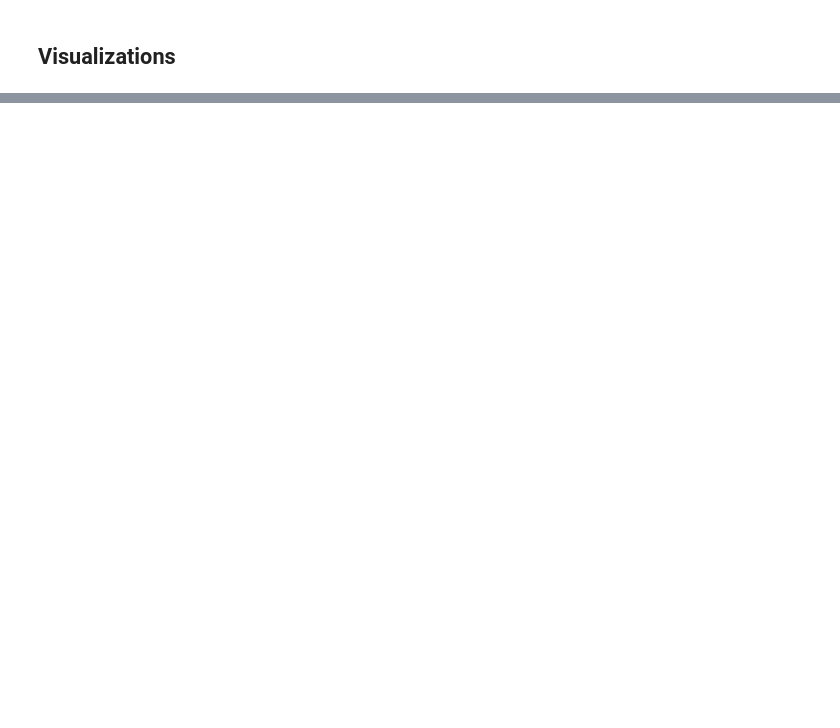
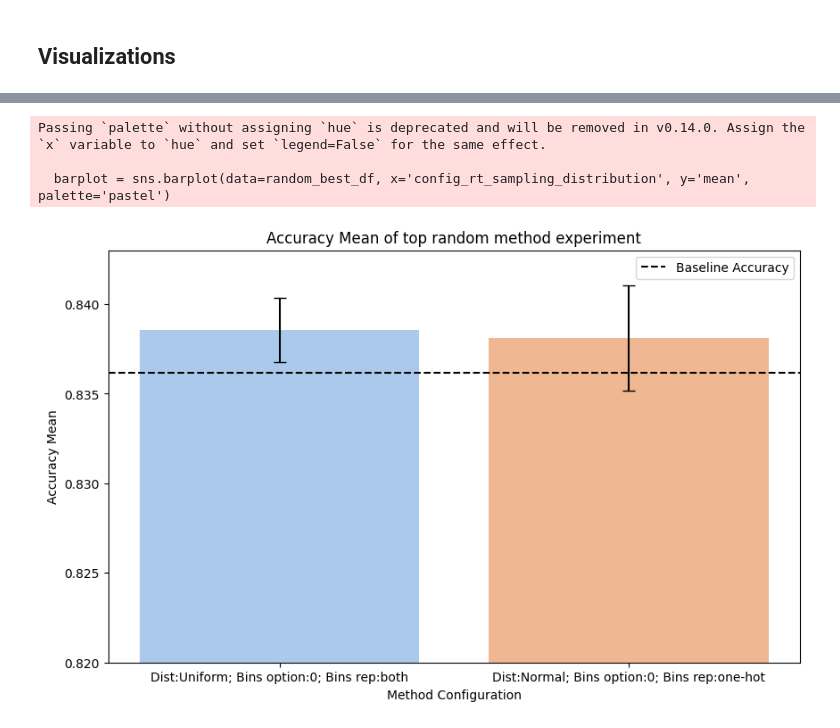
Before and after one commit to maayan-aytek/RtHumanChoicePredictionNLP, a Jupyter notebook: Notebooks_maayan-aytek/our_analyze_results.ipynb, the cells around one changed output, grey strips where cells are left out. Drawn from its saved outputs; the diff is of its cells as text; code cells hidden in the pictures; blank space fills up the shorter version.

Commit message:
final sweep changes

```diff
--- a/Notebooks_maayan-aytek/our_analyze_results.ipynb
+++ b/Notebooks_maayan-aytek/our_analyze_results.ipynb
@@ -24,6 +24,7 @@ def result_metric(sweeps, group_name, drop_list=[0], drop_HPT=False, metric=BASE
         HPT_cols = ["config_LLM_SIM_SIZE", "config_seed"]
     numeric_cols = df.select_dtypes(include='number').columns.tolist()
     if model:
+        df = df.dropna(subset='config_rt_model_file_name')
         df['config_rt_model_file_name'] = df['config_rt_model_file_name'].apply(lambda x: x.split('_seed')[0])
     if not dummy_group:
         grouped = df.groupby([c for c in HPT_cols if c != "config_seed"])
@@ -370,0 +316,10 @@ Passing `palette` without assigning `hue` is deprecated and will be removed in v
+# %%
+baseline_df = result_metric(["nh9eyaq1"], "LLMs", drop_HPT=False, epoch='best', dummy_group=True).reset_index()
+random_df = result_metric(["y6er7ryu"], "LLMs", drop_HPT=False, epoch='best').reset_index().sort_values(by="mean", ascending=False)
+random_df = random_df.rename(columns={'LLMs': 'Sampling Distribution'})
+models_df = result_metric(["3nngbdps"], "LLMs", drop_HPT=False, epoch='best', model=True).reset_index().sort_values(by="mean", ascending=False)
+heuristic_df = sweep_results = result_metric(["a9wo3xvl"], "LLMs", drop_HPT=False, epoch='best').reset_index().sort_values(by="mean", ascending=False)
+heuristic_df['rt_neutral_sampling'] = 800
+heuristic_df['rt_user_noise_std'] = 500
+heuristic_df['rt_frustration_std_method'] = '+'
+mean_baseline = baseline_df['mean'].values[0]
@@ -370,0 +335,24 @@ Passing `palette` without assigning `hue` is deprecated and will be removed in v
+# %%
+# Create the barplot
+random_best_df = random_df.head(2).reset_index(drop=True)
+plt.figure(figsize=(10, 6))
+barplot = sns.barplot(data=random_best_df, x='config_rt_sampling_distribution', y='mean', palette='pastel')
+
+for i in range(len(random_best_df)):
+    barplot.errorbar(i, random_best_df["mean"][i], yerr=random_best_df["std"][i], fmt='none', c='black', capsize=5)
+
+plt.axhline(mean_baseline, linestyle='--', color='black', label='Baseline Accuracy')
+# Add labels and title
+plt.xlabel('Method Configuration')
+new_xticks = ['Dist:Uniform; Bins option:0; Bins rep:both', 'Dist:Normal; Bins option:0; Bins rep:one-hot']
+barplot.set_xticklabels(new_xticks)
+plt.ylabel('Accuracy Mean')
+plt.title('Accuracy Mean of top random method experiment')
+plt.ylim(0.82, 0.843)
+plt.legend()
+plt.show()
+# %% [output]
+Passing `palette` without assigning `hue` is deprecated and will be removed in v0.14.0. Assign the `x` variable to `hue` and set `legend=False` for the same effect.
+
+  barplot = sns.barplot(data=random_best_df, x='config_rt_sampling_distribution', y='mean', palette='pastel')
+[figure, added]
```
Also changed, not shown: parts of 21 cells of this notebook, 3 other files.
